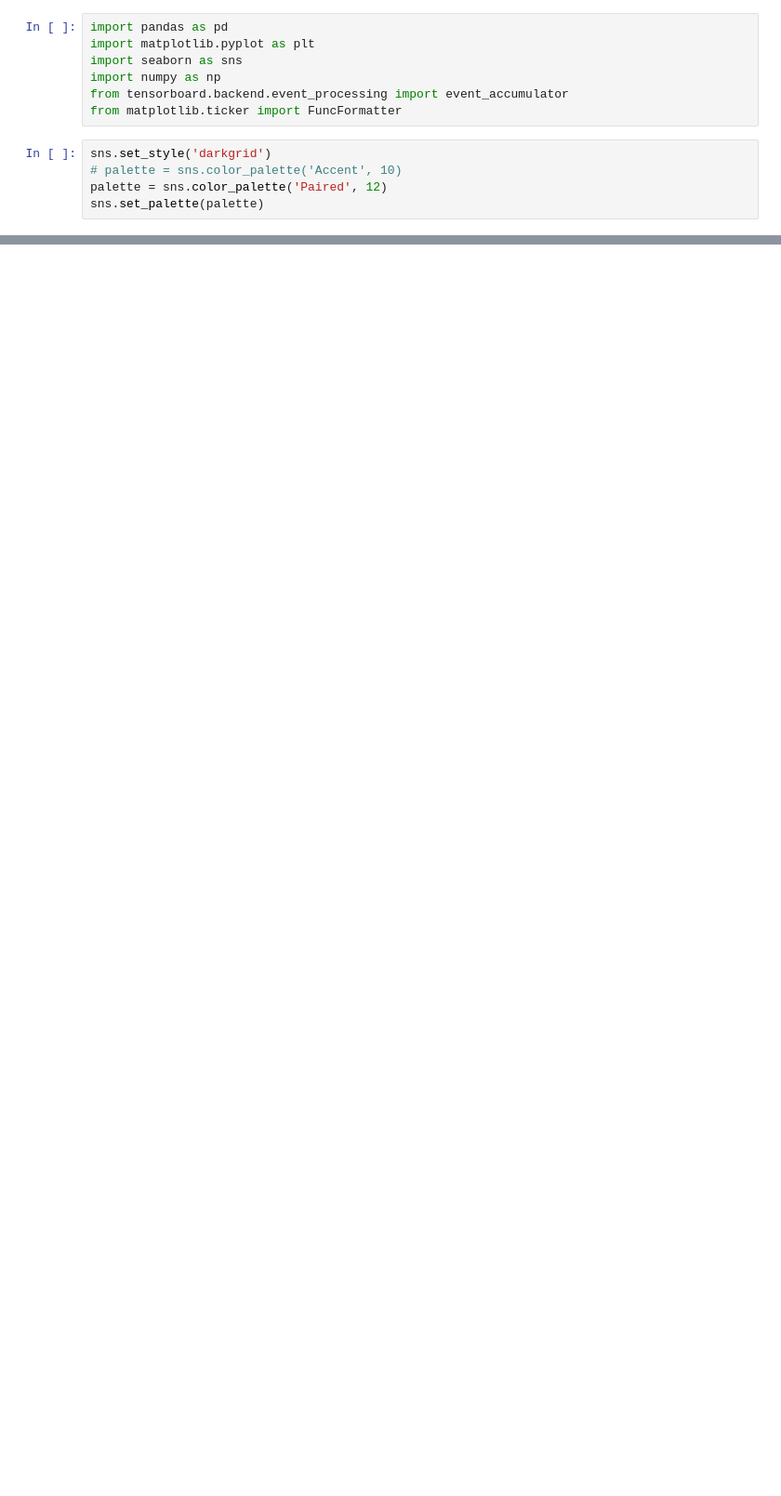
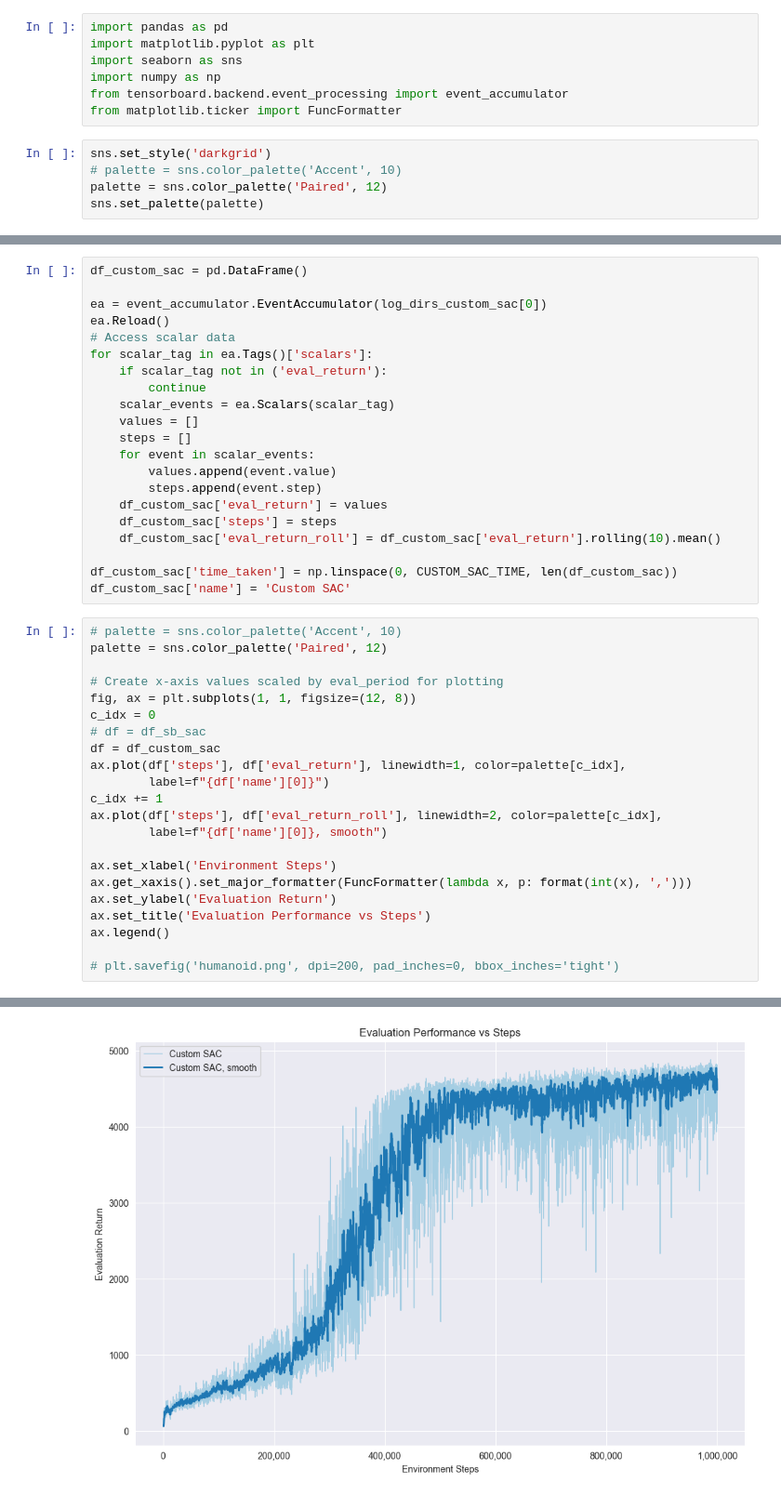
Before and after one commit to p1m0/GIST-RL-Project, a Jupyter notebook: plots/humanoid.ipynb, the cells around one changed output, grey strips where cells are left out. Shown at 93% size. Drawn from its saved outputs; the diff is of its cells as text; blank space fills up the shorter version.

```diff
--- a/plots/humanoid.ipynb
+++ b/plots/humanoid.ipynb
@@ -711,0 +161,44 @@ plt.savefig('plots/humanoid_sac_cropped.png', dpi=200, pad_inches=0, bbox_inches
+# %%
+df_custom_sac = pd.DataFrame()
+
+ea = event_accumulator.EventAccumulator(log_dirs_custom_sac[0])
+ea.Reload()
+# Access scalar data
+for scalar_tag in ea.Tags()['scalars']:
+    if scalar_tag not in ('eval_return'):
+        continue
+    scalar_events = ea.Scalars(scalar_tag)
+    values = []
+    steps = []
+    for event in scalar_events:
+        values.append(event.value)
+        steps.append(event.step)
+    df_custom_sac['eval_return'] = values
+    df_custom_sac['steps'] = steps
+    df_custom_sac['eval_return_roll'] = df_custom_sac['eval_return'].rolling(10).mean()
+
+df_custom_sac['time_taken'] = np.linspace(0, CUSTOM_SAC_TIME, len(df_custom_sac))
+df_custom_sac['name'] = 'Custom SAC'
+# %%
+# palette = sns.color_palette('Accent', 10)
+palette = sns.color_palette('Paired', 12)
+
+# Create x-axis values scaled by eval_period for plotting
+fig, ax = plt.subplots(1, 1, figsize=(12, 8))
+c_idx = 0
+# df = df_sb_sac
+df = df_custom_sac
+ax.plot(df['steps'], df['eval_return'], linewidth=1, color=palette[c_idx],
+        label=f"{df['name'][0]}")
+c_idx += 1
+ax.plot(df['steps'], df['eval_return_roll'], linewidth=2, color=palette[c_idx],
+        label=f"{df['name'][0]}, smooth")
+
+ax.set_xlabel('Environment Steps')
+ax.get_xaxis().set_major_formatter(FuncFormatter(lambda x, p: format(int(x), ',')))
+ax.set_ylabel('Evaluation Return')
+ax.set_title('Evaluation Performance vs Steps')
+ax.legend()
+
+# plt.savefig('humanoid.png', dpi=200, pad_inches=0, bbox_inches='tight')
+# %% [output]
@@ -711,0 +206 @@ plt.savefig('plots/humanoid_sac_cropped.png', dpi=200, pad_inches=0, bbox_inches
+[figure, added]
```
Also changed, not shown: parts of 45 cells of this notebook, 2 other files.
